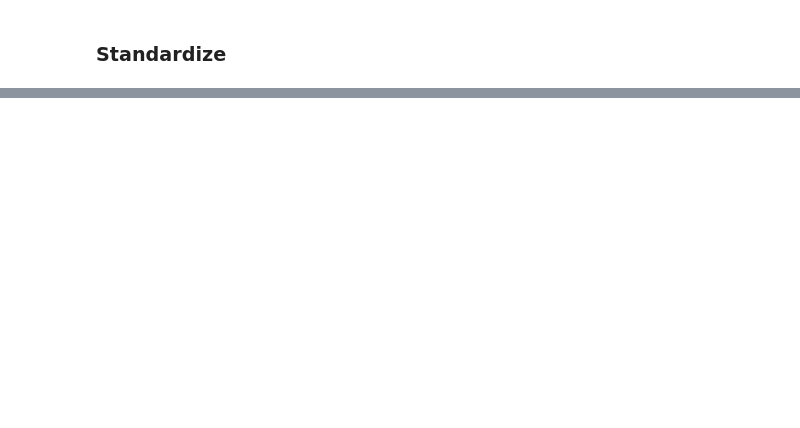
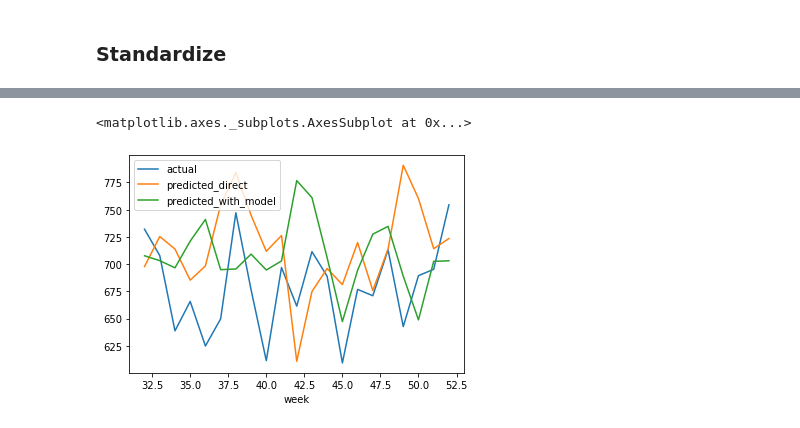
Before and after one commit to amy-wang/thesis2, a Jupyter notebook: data/Simple Dispatch Output.ipynb, the cells around one changed output, grey strips where cells are left out. Saved outputs shown, nothing was run; the diff lists cells and outputs as text; code cells hidden in the pictures; blank space fills up the shorter version.

```diff
--- a/data/Simple Dispatch Output.ipynb
+++ b/data/Simple Dispatch Output.ipynb
@@ -322,0 +340,12 @@ Y_test.to_csv("predict_simple_dispatch/Y_test.csv")
+# %%
+# Weekly
+mef['week'] = mef.datetime.dt.week
+mef_week = mef.groupby( ['week'] ).mean().reset_index()
+# %%
+mef_week = mef_week[['week', 'actual', 'predicted_direct', 'predicted_with_model']]
+
+mef_week = mef_week.set_index('week')
+mef_week.plot()
+# %% [output]
+<matplotlib.axes._subplots.AxesSubplot at 0x...>
+[figure, added]
```
Also changed, not shown: parts of 51 cells of this notebook, 3 other files.
